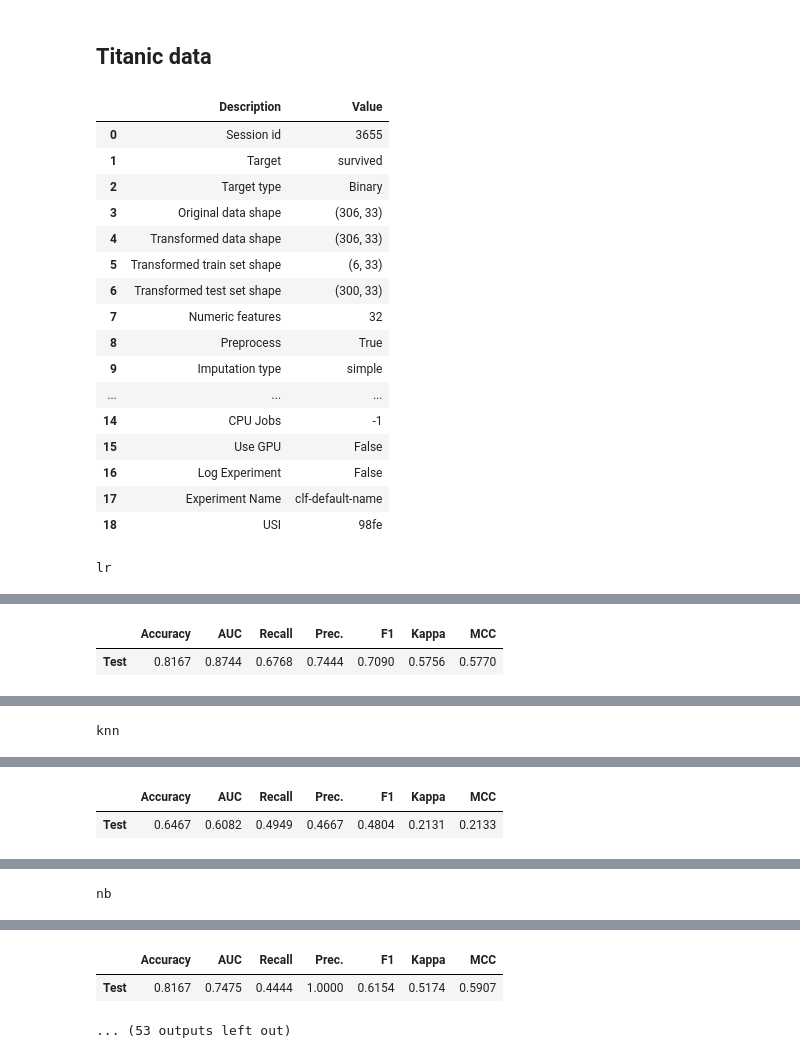
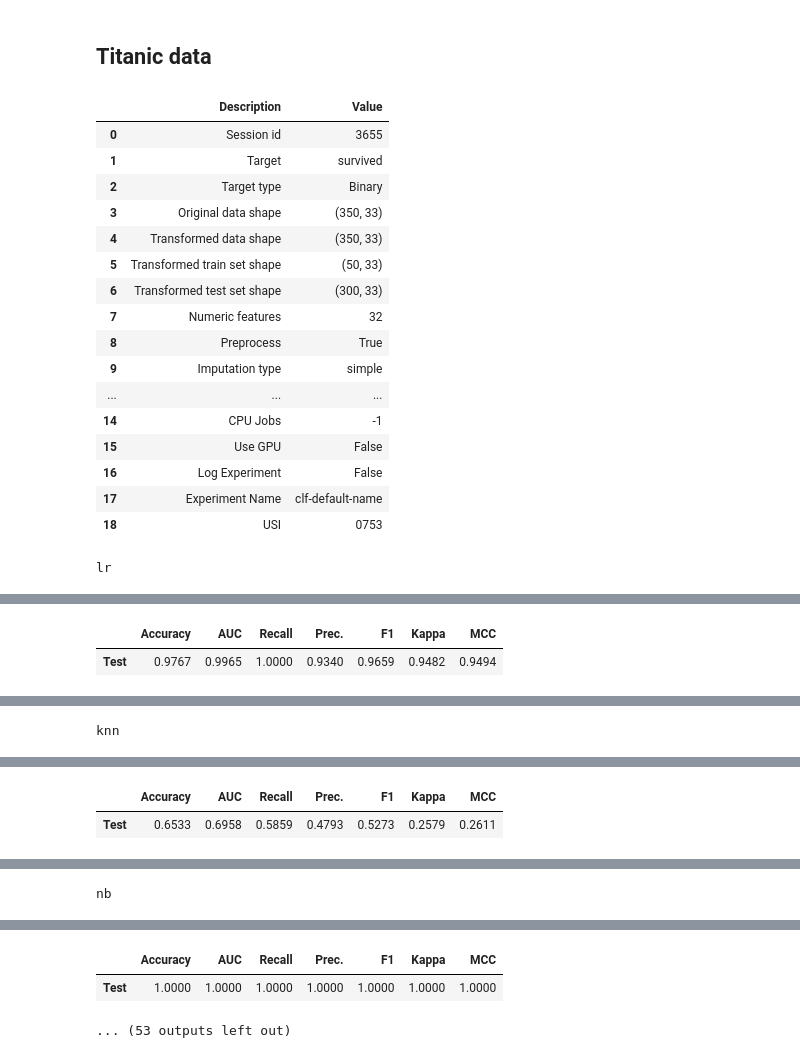
Before and after one commit to fuyu-quant/IBLM, a Jupyter notebook: notebooks/pycaret.ipynb, the cells around one changed output, grey strips where cells are left out. Cells and saved outputs as stored; diff of their text form; code cells hidden in the pictures.

```diff
--- a/notebooks/pycaret.ipynb
+++ b/notebooks/pycaret.ipynb
@@ -133,51 +133,51 @@ n = 300
 seed = 3657
 
 train_num = [6,8,10,20,30,40,50]
-i = 6
+i = 50
 
 df = pd.read_csv(f'../data/titanic/titanic_{seed}_{n}_train.csv').head(i)
 
 df_test = pd.read_csv(f'../data/titanic/titanic_{seed}_{n}_test.csv')
 
 last_index = df.index[-1]
 df_test.index = range(last_index + 1, last_index + 1 + len(df_test))
 
 exp_name = setup(data = df, test_data = df_test, target = 'survived', session_id = 3655)
 
 model_list = ['lr','knn','nb','dt','svm','rbfsvm','gpc','mlp','ridge','rf','qda','ada','gbc','lda','et','lightgbm']
 for model_name in model_list:
     print(model_name)
     create_model(model_name, cross_validation=False)
 # %% [output]
 |  | Description | Value |
 | 0 | Session id | 3655 |
 | 1 | Target | survived |
 | 2 | Target type | Binary |
-| 3 | Original data shape | (306, 33) |
-| 4 | Transformed data shape | (306, 33) |
-| 5 | Transformed train set shape | (6, 33) |
+| 3 | Original data shape | (350, 33) |
+| 4 | Transformed data shape | (350, 33) |
+| 5 | Transformed train set shape | (50, 33) |
 | 6 | Transformed test set shape | (300, 33) |
 | 7 | Numeric features | 32 |
 | 8 | Preprocess | True |
 | 9 | Imputation type | simple |
 | ... | ... | ... |
 | 14 | CPU Jobs | -1 |
 | 15 | Use GPU | False |
 | 16 | Log Experiment | False |
 | 17 | Experiment Name | clf-default-name |
-| 18 | USI | 98fe |
+| 18 | USI | 0753 |
 lr
 [interactive output not drawn]
 |  | Accuracy | AUC | Recall | Prec. | F1 | Kappa | MCC |
-| Test | 0.8167 | 0.8744 | 0.6768 | 0.7444 | 0.7090 | 0.5756 | 0.5770 |
+| Test | 0.9767 | 0.9965 | 1.0000 | 0.9340 | 0.9659 | 0.9482 | 0.9494 |
 [interactive output not drawn]
 knn
 [interactive output not drawn]
 |  | Accuracy | AUC | Recall | Prec. | F1 | Kappa | MCC |
-| Test | 0.6467 | 0.6082 | 0.4949 | 0.4667 | 0.4804 | 0.2131 | 0.2133 |
+| Test | 0.6533 | 0.6958 | 0.5859 | 0.4793 | 0.5273 | 0.2579 | 0.2611 |
 [interactive output not drawn]
 nb
 [interactive output not drawn]
 |  | Accuracy | AUC | Recall | Prec. | F1 | Kappa | MCC |
-| Test | 0.8167 | 0.7475 | 0.4444 | 1.0000 | 0.6154 | 0.5174 | 0.5907 |
+| Test | 1.0000 | 1.0000 | 1.0000 | 1.0000 | 1.0000 | 1.0000 | 1.0000 |
 ... (53 outputs left out)
```
Also changed, not shown: 5 other files.
